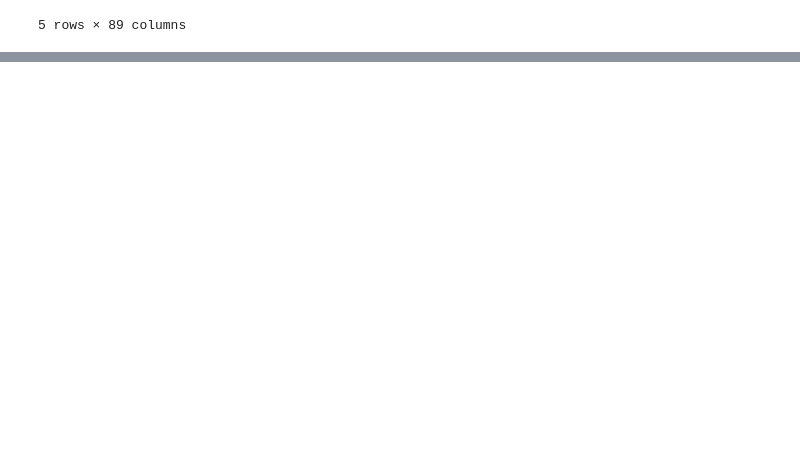
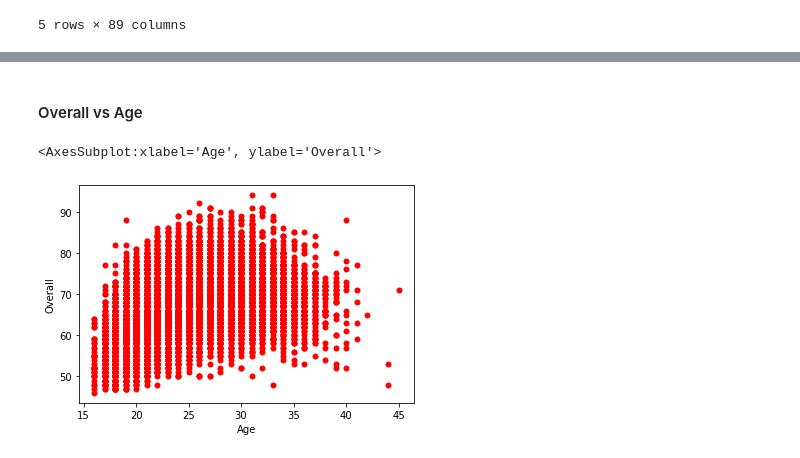
Before and after one commit to edwardedishire/Capstone-Project, a Jupyter notebook: code/Ed Capstone.ipynb, the cells around one changed output, grey strips where cells are left out. Cells and saved outputs as stored; diff of their text form; code cells hidden in the pictures; blank space fills up the shorter version.

```diff
--- a/code/Ed Capstone.ipynb
+++ b/code/Ed Capstone.ipynb
@@ -28,0 +54,2 @@ df.head()
+# %%
+df.drop(['Unnamed: 0', 'ID', 'Photo', 'Flag', 'Club Logo', 'Special'], axis=1, inplace=True)
@@ -36,0 +108,4 @@ len(df.Nationality.unique())
+# %%
+df.drop(['LS', 'ST', 'RS', 'LW', 'LF', 'CF', 'RF', 'RW',
+       'LAM', 'CAM', 'RAM', 'LM', 'LCM', 'CM', 'RCM', 'RM', 'LWB', 'LDM',
+       'CDM', 'RDM', 'RWB', 'LB', 'LCB', 'CB', 'RCB', 'RB'], axis=1, inplace=True)
@@ -36,0 +125,13 @@ len(df.Nationality.unique())
+# %%
+# Referenced from Pier Paolo
+#Getting rid of all the elements that makes difficult to convert the different columns datatypes
+df['Value'] = df['Value'].str.replace('€', '')
+df['Value'] = df['Value'].str.replace('K', '000')
+df['Value'] = df['Value'].str.replace('M', '')
+df['Wage'] = df['Wage'].str.replace('€', '')
+df['Wage'] = df['Wage'].str.replace('K', '')
+
+# Changing the datatypes of the selected columns
+df.Value = df.Value.astype('float')
+df.Wage = df.Wage.astype('int')
+df.Name = df.Name.astype('category')
@@ -36,0 +149,10 @@ len(df.Nationality.unique())
+# %% [markdown]
+#### Overall vs Age
+# %%
+sns.scatterplot(x="Age", y="Overall",
+                palette="ch:r=-.2,d=.3_r",
+                sizes=(1, 8), linewidth=0,
+                data=df, color='r')
+# %% [output]
+<AxesSubplot:xlabel='Age', ylabel='Overall'>
+[figure, added]
```
Also changed, not shown: parts of 20 cells of this notebook.
